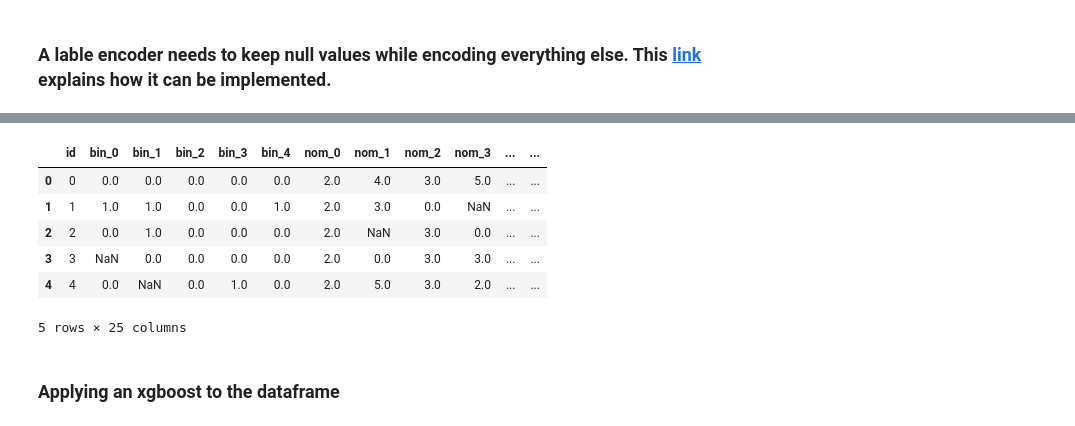
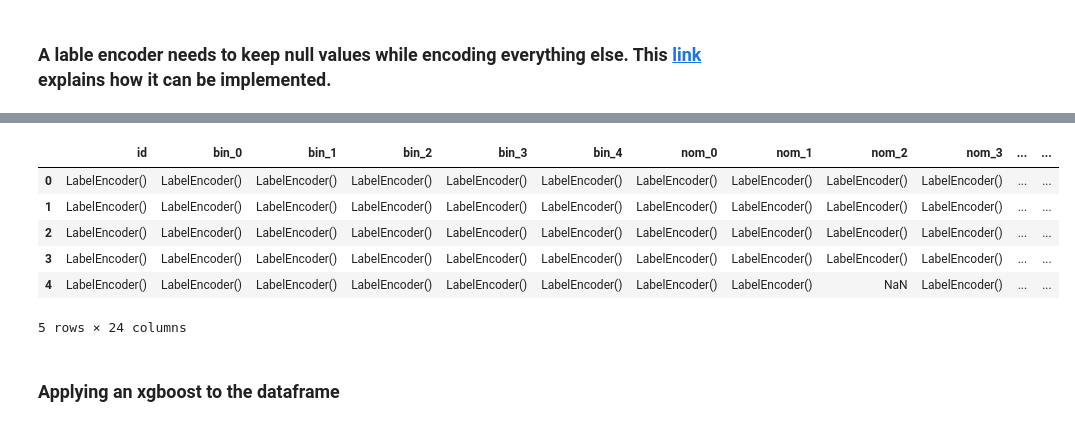
Before and after one commit to ErfanEbrahimiBazaz/encoding_categorical_variables, a Jupyter notebook: Applying different encoders.ipynb, the cells around one changed output, grey strips where cells are left out. Drawn from its saved outputs; the diff is of its cells as text; code cells hidden in the pictures.

Commit message:
Applying label encoding on both test and train by keeping the null values and prevent failing of label encoder transform function on unseen values

```diff
--- a/Applying different encoders.ipynb
+++ b/Applying different encoders.ipynb
@@ -124,3 +134,6 @@ column target ----- 2 unique values ---- type: int64
 # df_train['bin_3'].head()
 # %% [markdown]
 ### A lable encoder needs to keep null values while encoding everything else. This **[link](https://stackoverflow.com/questions/54444260/labelencoder-that-keeps-missing-values-as-nan)** explains how it can be implemented.
+# %%
+df_train_cleaned = df_train.drop(['id', 'target'], axis = 1)
+df_train_cleaned.head()
@@ -126,0 +148,24 @@ column target ----- 2 unique values ---- type: int64
+# %%
+df_test.drop('id', axis = 1, inplace=True)
+# df_test.head()
+# %%
+encoders = dict()
+
+for col_name in df_train_cleaned.columns:
+    if df_train_cleaned[col_name].dtype == 'object':
+        label_encoder = LabelEncoder()
+        series = df_train_cleaned[col_name]
+        df_train_cleaned[col_name] = pd.Series(
+            label_encoder.fit_transform(series[series.notnull()]),
+            index=series[series.notnull()].index
+        )
+
+        # This will cause the following error due to seeing unseen values for the first time in test data frame
+        # ValueError: y contains previously unseen labels: 'a885aacec'
+        series = df_test[col_name]
+        df_test[col_name] = pd.Series(
+            label_encoder.transform(series[series.notnull()]),
+            index=series[series.notnull()].index
+        )
+
+        encoders[col_name] = label_encoder
@@ -138,13 +216,13 @@ for col_name in df_train.columns:
 # %%
-df_train.head()
+df_test.head()
 # %% [output]
 |  | id | bin_0 | bin_1 | bin_2 | bin_3 | bin_4 | nom_0 | nom_1 | nom_2 | nom_3 | ... | ... |
-| 0 | 0 | 0.0 | 0.0 | 0.0 | 0.0 | 0.0 | 2.0 | 4.0 | 3.0 | 5.0 | ... | ... |
-| 1 | 1 | 1.0 | 1.0 | 0.0 | 0.0 | 1.0 | 2.0 | 3.0 | 0.0 | NaN | ... | ... |
-| 2 | 2 | 0.0 | 1.0 | 0.0 | 0.0 | 0.0 | 2.0 | NaN | 3.0 | 0.0 | ... | ... |
-| 3 | 3 | NaN | 0.0 | 0.0 | 0.0 | 0.0 | 2.0 | 0.0 | 3.0 | 3.0 | ... | ... |
-| 4 | 4 | 0.0 | NaN | 0.0 | 1.0 | 0.0 | 2.0 | 5.0 | 3.0 | 2.0 | ... | ... |
+| 0 | LabelEncoder() | LabelEncoder() | LabelEncoder() | LabelEncoder() | LabelEncoder() | LabelEncoder() | LabelEncoder() | LabelEncoder() | LabelEncoder() | LabelEncoder() | ... | ... |
+| 1 | LabelEncoder() | LabelEncoder() | LabelEncoder() | LabelEncoder() | LabelEncoder() | LabelEncoder() | LabelEncoder() | LabelEncoder() | LabelEncoder() | LabelEncoder() | ... | ... |
+| 2 | LabelEncoder() | LabelEncoder() | LabelEncoder() | LabelEncoder() | LabelEncoder() | LabelEncoder() | LabelEncoder() | LabelEncoder() | LabelEncoder() | LabelEncoder() | ... | ... |
+| 3 | LabelEncoder() | LabelEncoder() | LabelEncoder() | LabelEncoder() | LabelEncoder() | LabelEncoder() | LabelEncoder() | LabelEncoder() | LabelEncoder() | LabelEncoder() | ... | ... |
+| 4 | LabelEncoder() | LabelEncoder() | LabelEncoder() | LabelEncoder() | LabelEncoder() | LabelEncoder() | LabelEncoder() | LabelEncoder() | NaN | LabelEncoder() | ... | ... |
-5 rows × 25 columns
+5 rows × 24 columns
 # %% [markdown]
 ### Applying an xgboost to the dataframe
 # %%
```
Also changed, not shown: parts of 11 cells of this notebook.
